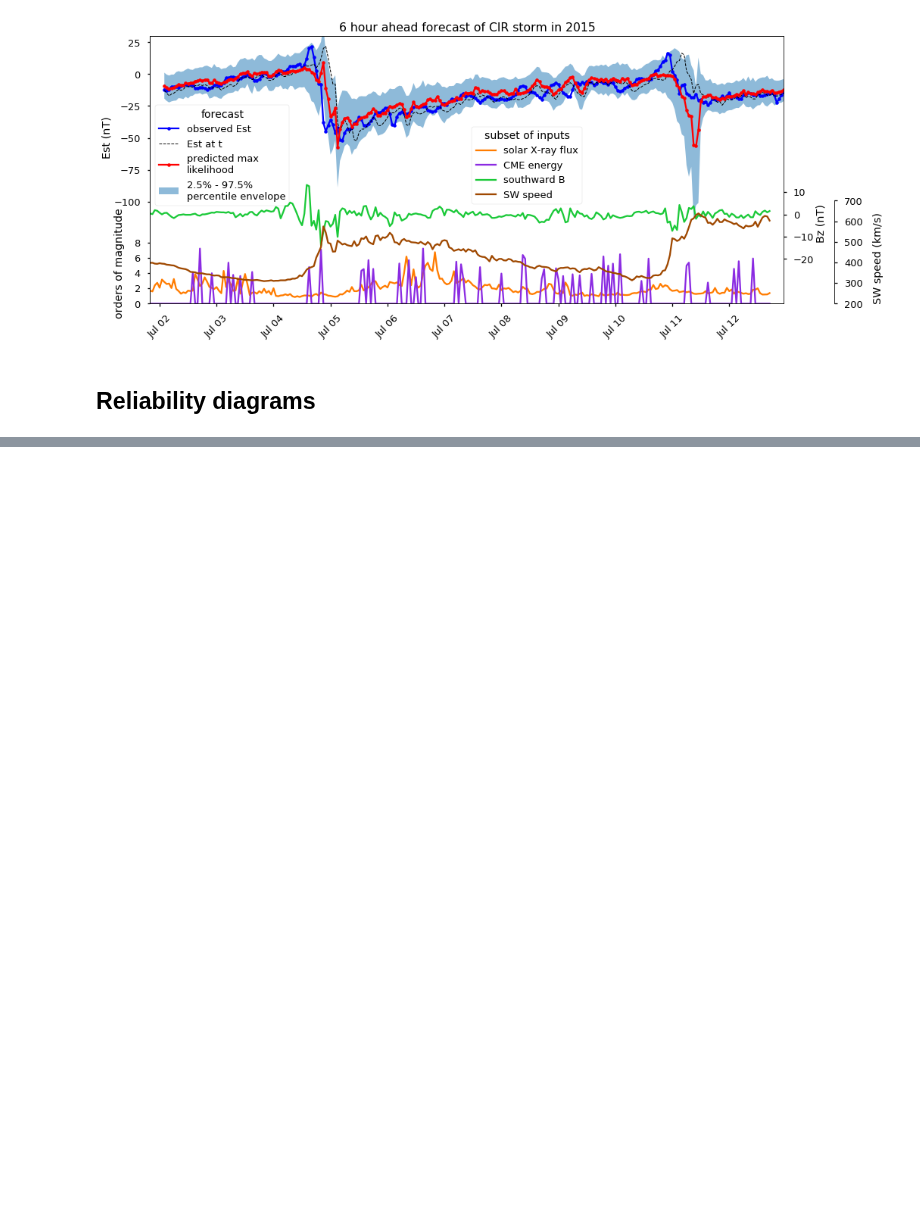
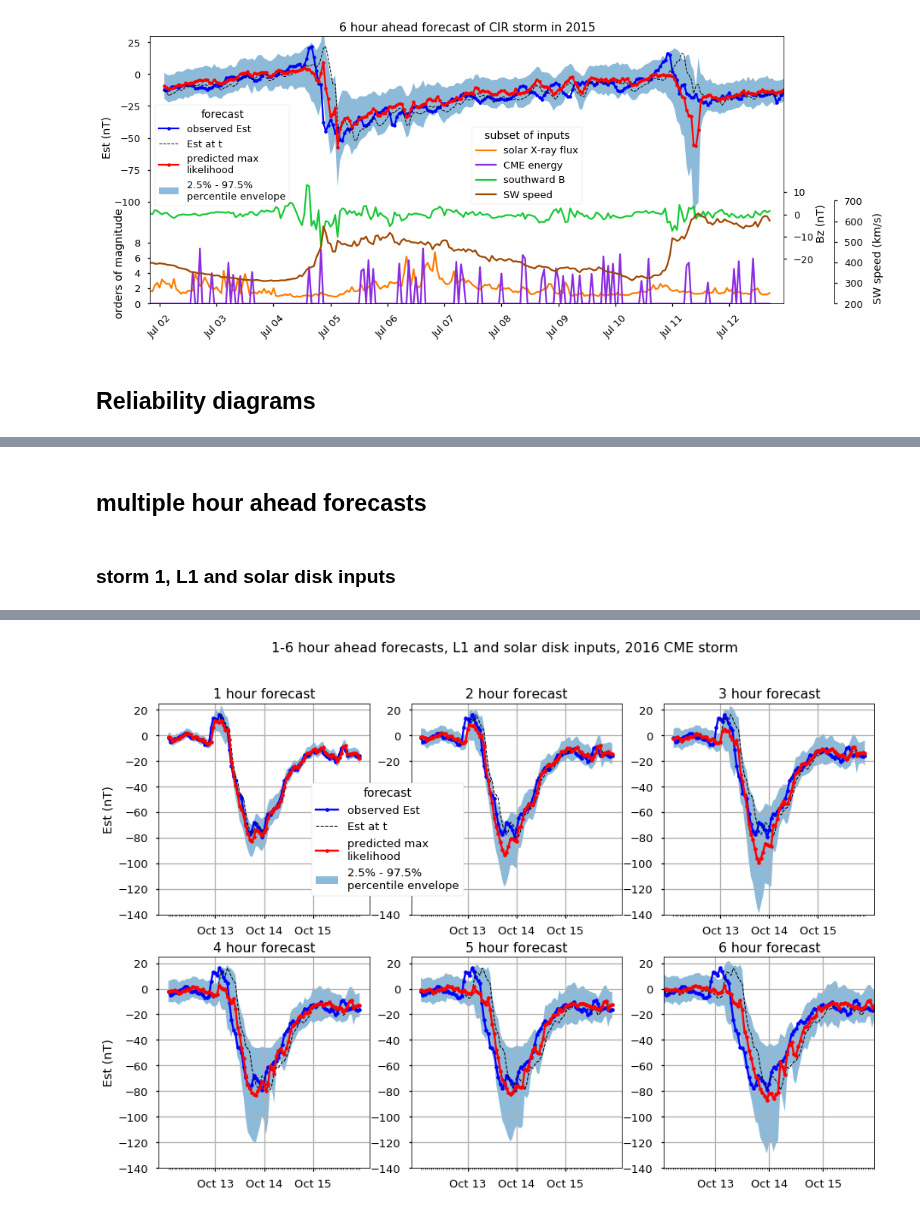
Before and after one commit to sarttiso/spaceweather, a Jupyter notebook: manuscript_figures.ipynb, the cells around one changed output, grey strips where cells are left out. Drawn from its saved outputs; the diff is of its cells as text; code cells hidden in the pictures; blank space fills up the shorter version.

```diff
--- a/manuscript_figures.ipynb
+++ b/manuscript_figures.ipynb
@@ -242,11 +250,11 @@ t_out, data_out_pred_l1, data_out_arr_l1, loc_l1, scale_l1, ci_l1 = forecast_l1(
 # %% [markdown]
 ### misc
 # %%
-data_plot = pd.concat([omni, goes, p10s['est'], cme], axis=1)
+data_plot_full = pd.concat([omni, goes, p10s['est'], cme], axis=1)
 # offset by lahead
-est_obs = data_plot[lahead:]['est']
-est_lag = data_plot[0:-lahead]['est']
-data_plot = data_plot[0:-lahead]
+est_obs = data_plot_full[lahead:]['est']
+est_lag = data_plot_full[0:-lahead]['est']
+data_plot = data_plot_full[0:-lahead]
 
 def make_patch_spines_invisible(ax):
     ax.set_frame_on(True)
@@ -720,0 +723,63 @@ plt.show()
+# %% [markdown]
+## multiple hour ahead forecasts
+# %% [markdown]
+### storm 1, L1 and solar disk inputs
+# %%
+# storm 4
+# idx = (t_out > np.datetime64('2015-03-15T12:00')) & \
+#         (t_out < np.datetime64('2015-03-22T00:00'))
+
+# storm 5
+# idx = (t_out > np.datetime64('2015-07-08T01:00')) & \
+#         (t_out < np.datetime64('2015-07-17T00:00'))
+
+full_fmt = mdates.DateFormatter('%y-%b-%d, %H')
+yr_mon_dd_fmt = mdates.DateFormatter('%b %d')
+hour_tick = mdates.HourLocator()
+day_tick = mdates.DayLocator()
+
+cmap = sns.color_palette('bright')
+
+fig, ax = plt.subplots(2, 3, figsize=[15, 10])
+
+for ii in range(6):
+    ax_idx = np.unravel_index(ii, ax.shape)
+    lahead = ii+1
+    t_out, data_out_pred_bt, data_out_arr_bt, loc_bt, scale_bt, ci_bt = forecast_both(lahead)
+    # storm 1
+    idx = (t_out > np.datetime64('2016-10-12T00:00')) & \
+            (t_out  < np.datetime64('2016-10-16T00:00'))
+    # offset by lahead
+    est_obs = data_plot_full[lahead:]['est']
+    est_lag = data_plot_full[0:-lahead]['est']
+    data_plot = data_plot_full[0:-lahead]
+
+    # plot both model forecast
+    ax[ax_idx].plot(t_out[idx], est_obs[idx], 'b.-', label='observed Est')
+    ax[ax_idx].plot(t_out[idx], est_lag[idx], 'k--', label='Est at t', linewidth=1.0)
+    ax[ax_idx].plot(t_out[idx], loc_bt[idx], 'r.-', label='predicted max\nlikelihood')
+    ax[ax_idx].fill_between(t_out[idx],
+                    ci_bt[idx, 0],
+                    ci_bt[idx, 1],
+                    label='2.5% - 97.5% \npercentile envelope',
+                    alpha=0.5)
+
+    # axis formatting
+    ax[ax_idx].xaxis.set_major_formatter(yr_mon_dd_fmt)
+#     ax[ax_idx].tick_params(axis='x', rotation=45)
+    ax[ax_idx].xaxis.set_major_locator(day_tick)
+    ax[ax_idx].xaxis.set_minor_locator(hour_tick)
+    ax[ax_idx].set_ylim([-140, 25])
+    ax[ax_idx].grid()
+    ax[ax_idx].set_title('%d hour forecast' % lahead)
+
+ax[0,0].set_ylabel('Est (nT)')
+ax[1,0].set_ylabel('Est (nT)')
+
+ax[0,1].legend(loc='upper left', bbox_to_anchor=(-0.5, 0.65), title='forecast', title_fontsize=14, framealpha=1)
+fig.suptitle('1-6 hour ahead forecasts, L1 and solar disk inputs, 2016 CME storm', fontsize=16)
+# plt.tight_layout()
+plt.autoscale(enable=True, axis='x', tight=True)
+plt.savefig('figures/est_forecast_1-6_hour_L1&solardisk_storm1.pdf', format='pdf', bbox_inches='tight')
+plt.show()
+# %% [output]
@@ -720,0 +803 @@ plt.show()
+[figure, added]
```
Also changed, not shown: parts of 13 cells of this notebook, 14 other files.
